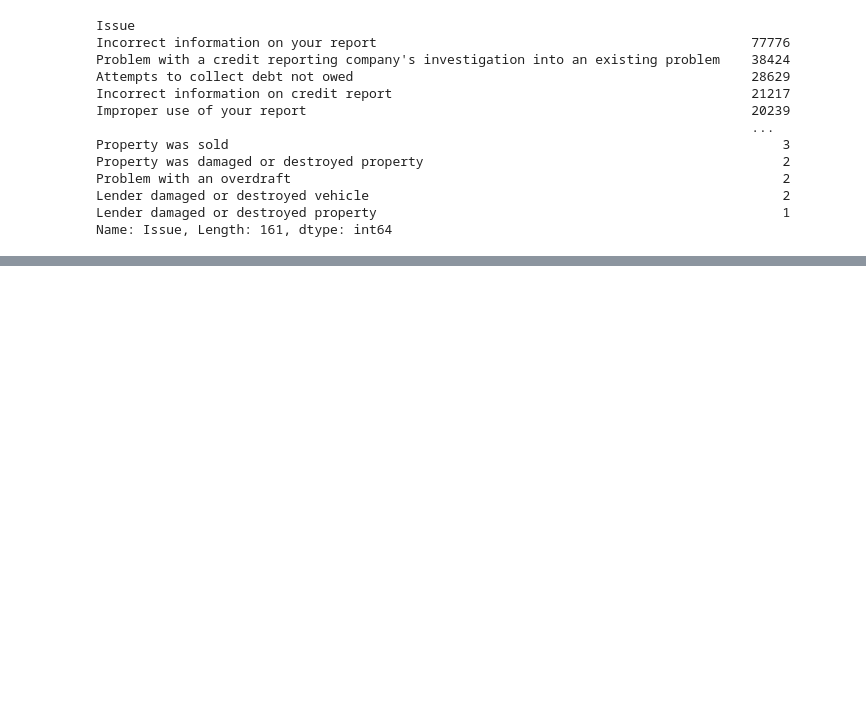
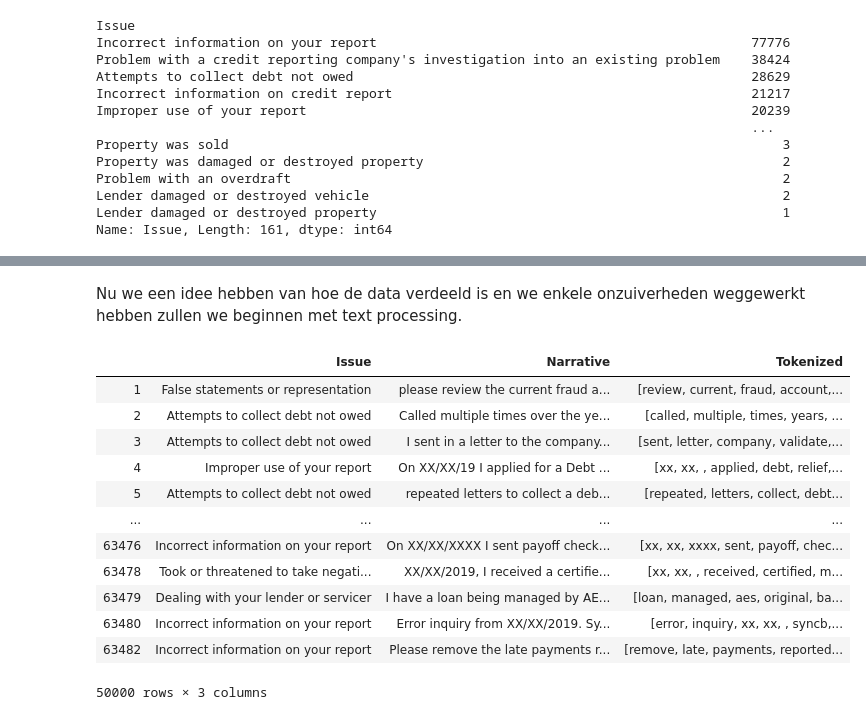
Before and after one commit to WouterStemgee/applied-machine-learning-consumer-complaints-database, a Jupyter notebook: sprint1_Thomas.ipynb, the cells around one changed output, grey strips where cells are left out. Saved outputs shown, nothing was run; the diff lists cells and outputs as text; code cells hidden in the pictures; blank space fills up the shorter version.

```diff
--- a/sprint1_Thomas.ipynb
+++ b/sprint1_Thomas.ipynb
@@ -114,0 +166,23 @@ plt.xlabel('Aantal klachten', fontsize = 10);
+# %%
+issue_list = ['Incorrect information on your report',
+       'Attempts to collect debt not owed',
+       'Problem with a credit reporting company\'s investigation into an existing problem',
+       'Incorrect information on credit report',
+       'Improper use of your report',
+       'Dealing with your lender or servicer',
+       'Loan servicing, payments, escrow account',
+       'Communication tactics',
+       'Trouble during payment process',
+       'Written notification about debt',
+       'Loan modification,collection,foreclosure',
+       'False statements or representation',
+       'Managing an account',
+       'Struggling to pay mortgage',
+       'Took or threatened to take negative or legal action',
+       'Disclosure verification of debt',
+       'Managing the loan or lease',
+       'Problem with a purchase shown on your statement']
+df = df[df['Issue'].isin(issue_list)]
+#we laten de sub-issues er voorlopig uit
+del df['Sub-issue']
+df
@@ -114,0 +203,36 @@ plt.xlabel('Aantal klachten', fontsize = 10);
+# %% [markdown]
+Nu we een idee hebben van hoe de data verdeeld is en we enkele onzuiverheden weggewerkt hebben zullen we beginnen met text processing.
+# %%
+#imports
+from nltk.tokenize import TweetTokenizer
+import re, string
+from sklearn.feature_extraction.stop_words import ENGLISH_STOP_WORDS
+#lijst van leestekens
+punctuations = list(set(string.punctuation))
+#tokenizer definiëren
+tokenizer = TweetTokenizer()
+#functie die tekst omzet in tokens die dan gefilterd worden
+def process_text(text):
+    tokenized = tokenizer.tokenize(text)
+    lower = [word.lower() for word in tokenized]
+    no_num = [re.sub('[0-9]+', '', each) for each in lower]
+    no_punc = [word for word in no_num if word not in punctuations]
+    no_stop = [word for word in no_punc if word not in ENGLISH_STOP_WORDS]
+    return no_stop
+#functie toepassen op narratives
+df['Tokenized'] = df.head(50000)['Narrative'].apply(process_text)
+df.head(50000)
+# %% [output]
+|  | Issue | Narrative | Tokenized |
+| 1 | False statements or representation | please review the current fraud a... | [review, current, fraud, account,... |
+| 2 | Attempts to collect debt not owed | Called multiple times over the ye... | [called, multiple, times, years, ... |
+| 3 | Attempts to collect debt not owed | I sent in a letter to the company... | [sent, letter, company, validate,... |
+| 4 | Improper use of your report | On XX/XX/19 I applied for a Debt ... | [xx, xx, , applied, debt, relief,... |
+| 5 | Attempts to collect debt not owed | repeated letters to collect a deb... | [repeated, letters, collect, debt... |
+| ... | ... | ... | ... |
+| 63476 | Incorrect information on your report | On XX/XX/XXXX I sent payoff check... | [xx, xx, xxxx, sent, payoff, chec... |
+| 63478 | Took or threatened to take negati... | XX/XX/2019, I received a certifie... | [xx, xx, , received, certified, m... |
+| 63479 | Dealing with your lender or servicer | I have a loan being managed by AE... | [loan, managed, aes, original, ba... |
+| 63480 | Incorrect information on your report | Error inquiry from XX/XX/2019. Sy... | [error, inquiry, xx, xx, , syncb,... |
+| 63482 | Incorrect information on your report | Please remove the late payments r... | [remove, late, payments, reported... |
+50000 rows × 3 columns
```
Also changed, not shown: parts of 25 cells of this notebook.
